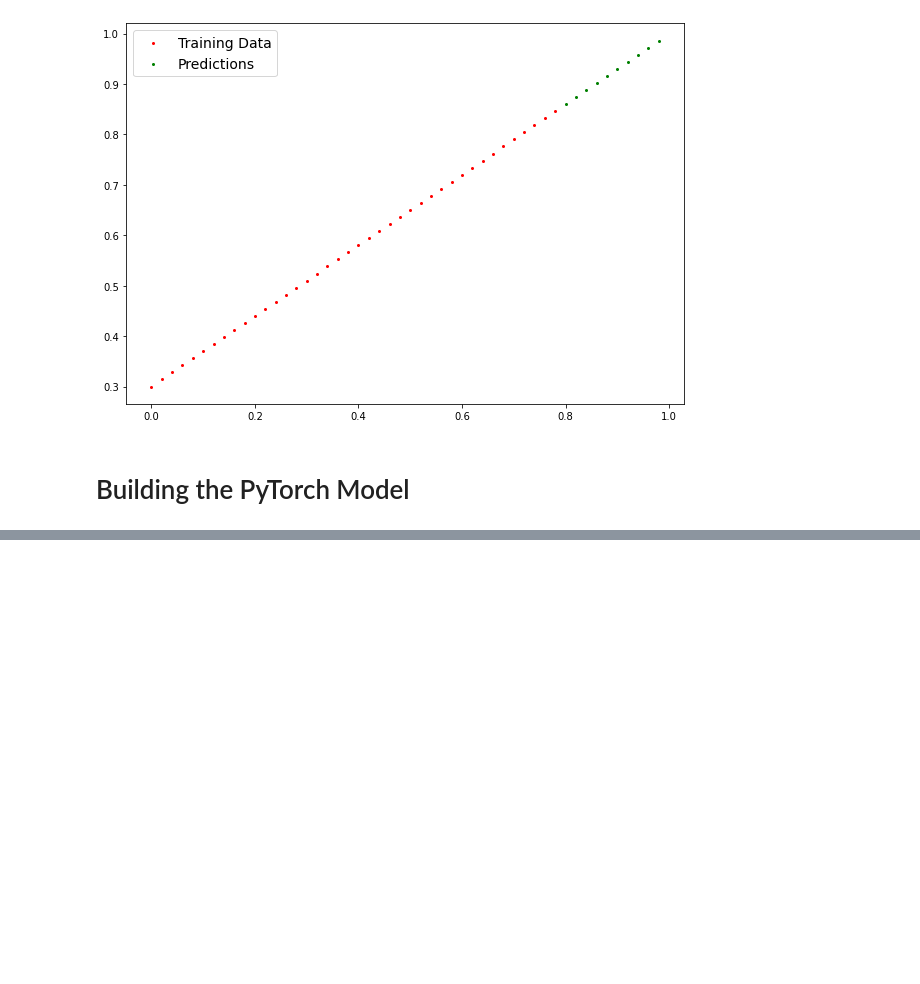
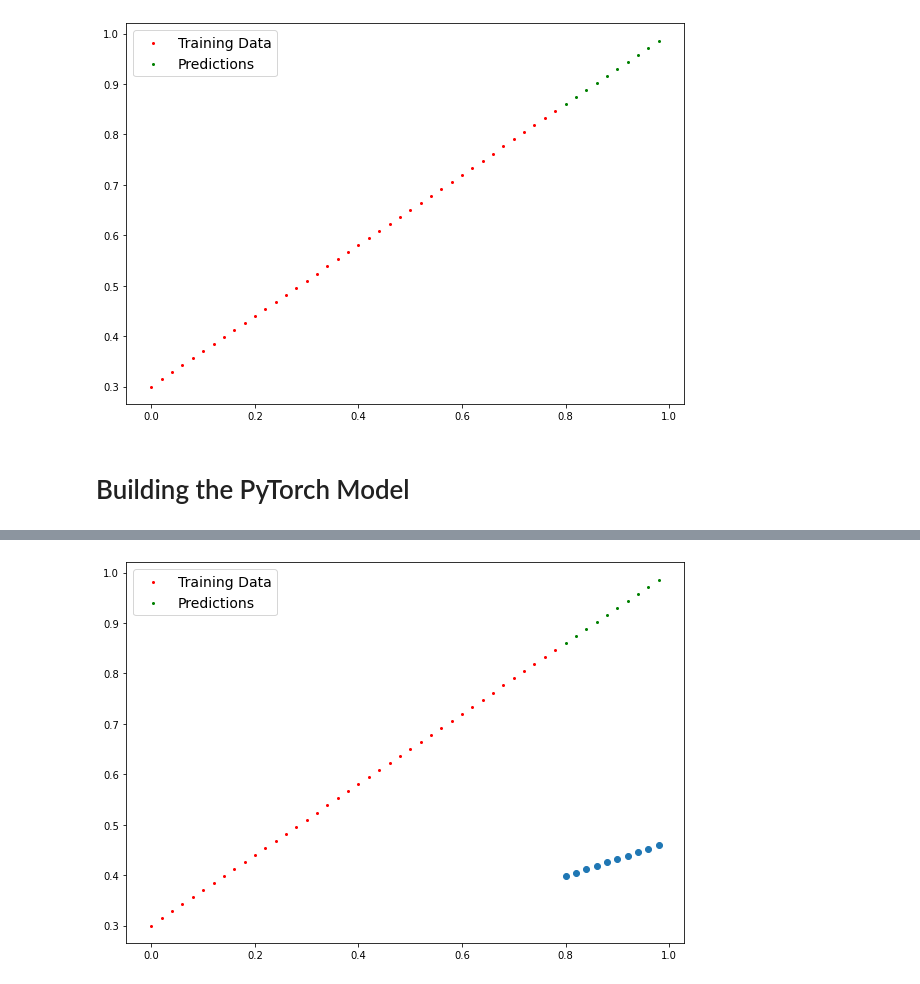
Before and after one commit to apooravm/pyTorch-nbs, a Jupyter notebook: PyTorch_Workflow.ipynb, the cells around one changed output, grey strips where cells are left out. Drawn from its saved outputs; the diff is of its cells as text; code cells hidden in the pictures; blank space fills up the shorter version.

```diff
--- a/PyTorch_Workflow.ipynb
+++ b/PyTorch_Workflow.ipynb
@@ -71,6 +71,11 @@ def plot_predictions(train_data=X_train, train_labels=y_train, test_data=X_test,
   plt.scatter(train_data, train_labels, c="red", s=4, label="Training Data")
   # Test Data
   plt.scatter(test_data, test_labels, c="green", s=4, label="Predictions")
+  # Predicted Data
+  try:
+    plt.scatter(test_data, predictions)
+  except:
+    pass
 
   plt.legend(prop={"size": 14})
 # %%
@@ -92,0 +120,5 @@ class LinearRegressionModel(nn.Module):
+# %%
+torch.manual_seed(42)
+model_0 = LinearRegressionModel()
+
+list(model_0.parameters())
@@ -92,0 +133,8 @@ class LinearRegressionModel(nn.Module):
+# %%
+# Making predictions using torch.inference_mode()
+# Precting y_test based on x_test
+
+with torch.inference_mode():
+  y_preds = model_0(X_test)
+
+y_preds.squeeze(dim=0)
@@ -92,0 +152,4 @@ class LinearRegressionModel(nn.Module):
+# %%
+plot_predictions(predictions=y_preds)
+# %% [output]
+[figure, added]
```
Also changed, not shown: parts of 9 cells of this notebook.
